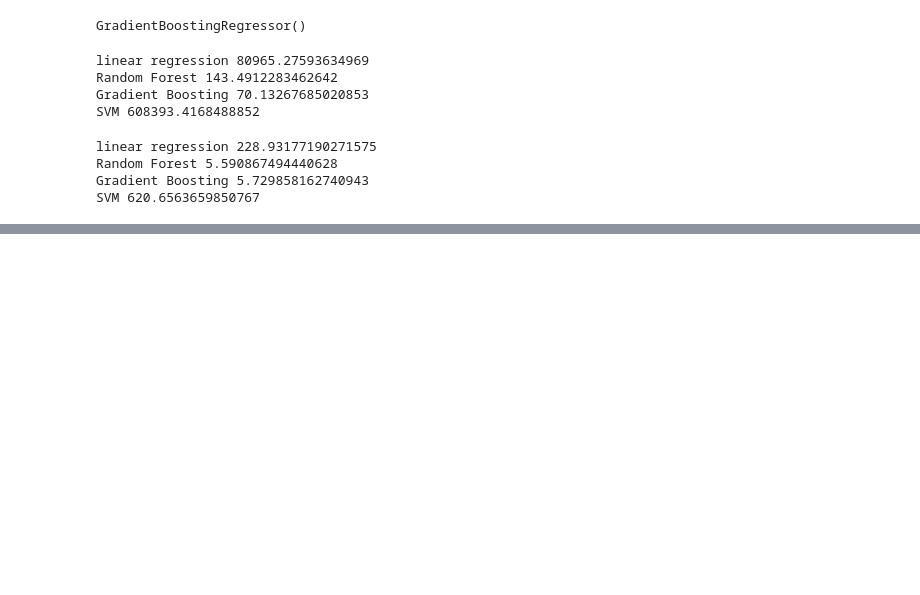
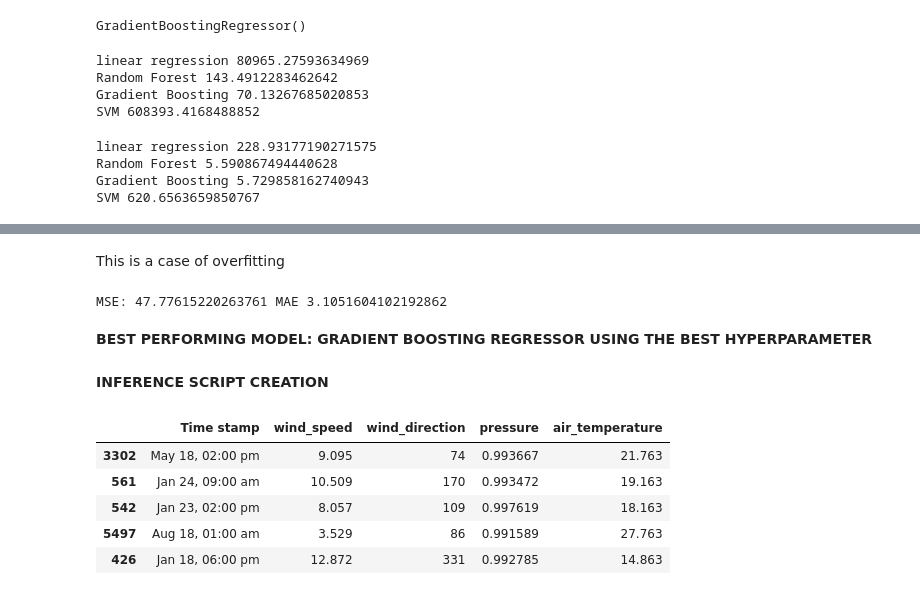
Before and after one commit to Mercymerine/Amdari21DayDataChallenge, a Jupyter notebook: renewable_energy.ipynb, the cells around one changed output, grey strips where cells are left out. Cells and saved outputs as stored; diff of their text form; code cells hidden in the pictures; blank space fills up the shorter version.

```diff
--- a/renewable_energy.ipynb
+++ b/renewable_energy.ipynb
@@ -675,0 +811,17 @@ SVM 620.6563659850767
+# %% [markdown]
+This is a case of overfitting
+# %%
+gbr_model = GradientBoostingRegressor(learning_rate=0.03066954491992251, max_depth= 8, n_estimators=291, subsample=0.3241845120837209)
+gbr_model.fit(X_train, y_train)
+gbr_predictions = gbr_model.predict(X_test)
+
+gbr_mse = mean_squared_error(y_test, gbr_predictions)
+gbr_mae = mean_absolute_error(y_test, gbr_predictions)
+
+print('MSE:', gbr_mse, 'MAE', gbr_mae)
+# %% [output]
+MSE: 47.77615220263761 MAE 3.1051604102192862
+# %% [markdown]
+**BEST PERFORMING MODEL: GRADIENT BOOSTING REGRESSOR USING THE BEST HYPERPARAMETER**
+# %% [markdown]
+**INFERENCE SCRIPT CREATION**
@@ -675,0 +835,9 @@ SVM 620.6563659850767
+# %%
+features
+# %% [output]
+|  | Time stamp | wind_speed | wind_direction | pressure | air_temperature |
+| 3302 | May 18, 02:00 pm | 9.095 | 74 | 0.993667 | 21.763 |
+| 561 | Jan 24, 09:00 am | 10.509 | 170 | 0.993472 | 19.163 |
+| 542 | Jan 23, 02:00 pm | 8.057 | 109 | 0.997619 | 18.163 |
+| 5497 | Aug 18, 01:00 am | 3.529 | 86 | 0.991589 | 27.763 |
+| 426 | Jan 18, 06:00 pm | 12.872 | 331 | 0.992785 | 14.863 |
```
Also changed, not shown: parts of 33 cells of this notebook.
